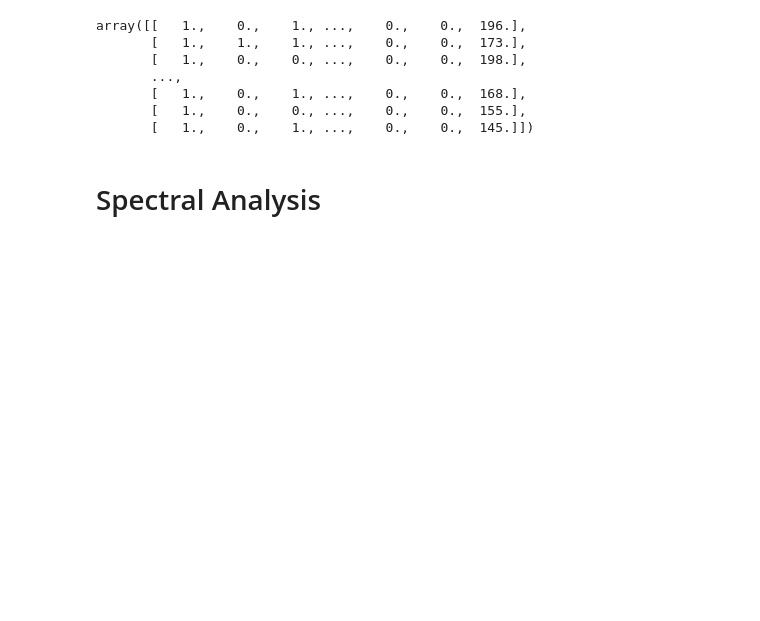
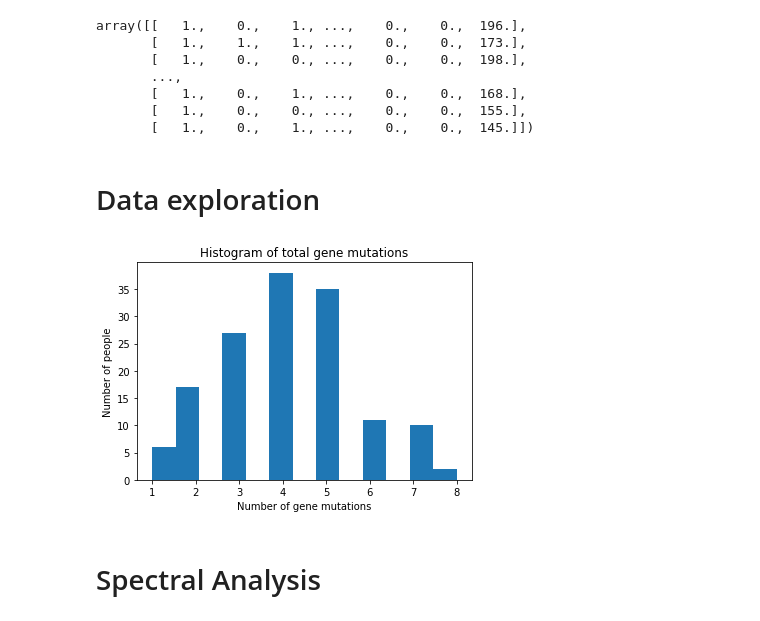
Before and after one commit to LillianGonzalezAlbino/FourierAnalysis, a Jupyter notebook: Spectral-Analysis-Reduced-Dataset(and).ipynb, the cells around one changed output. Cells and saved outputs as stored; diff of their text form; code cells hidden in the pictures; blank space fills up the shorter version.

```diff
--- a/Spectral-Analysis-Reduced-Dataset(and).ipynb
+++ b/Spectral-Analysis-Reduced-Dataset(and).ipynb
@@ -55,6 +55,31 @@ array([[   1.,    0.,    1., ...,    0.,    0.,  196.],
        [   1.,    0.,    1., ...,    0.,    0.,  168.],
        [   1.,    0.,    0., ...,    0.,    0.,  155.],
        [   1.,    0.,    1., ...,    0.,    0.,  145.]])
+# %% [markdown]
+# Data exploration
+# %%
+## input: raw copied data as a matrix
+## output: a list of summation for each observation and the number of mutations
+def num_gene_mutations(raw_data):
+    n_ones=[]
+    # 0 to number of total rows
+    for row in range(0,(raw_data.shape[0])):
+        #calculating each person's number of gene mutations, excluding last column with phenotype levels
+        n_ones.append(sum(raw_data[row,:-1]))
+    return n_ones
+
+## Will need "num_gene_mutations" function in order to develop histogram of number of people
+## for each number of mutations
+sum_gene_mut = num_gene_mutations(gene_mut)
+# %%
+plt.hist(sum_gene_mut,bins=13)
+plt.title('Histogram of total gene mutations')
+plt.xlabel('Number of gene mutations')
+plt.ylabel('Number of people')
+#plt.savefig("plots/FirstOrder_13_5.png")
+plt.show()
+# %% [output]
+[figure, added]
 # %% [markdown]
 # Spectral Analysis
 # %%
```
Also changed, not shown: parts of 27 cells of this notebook.
